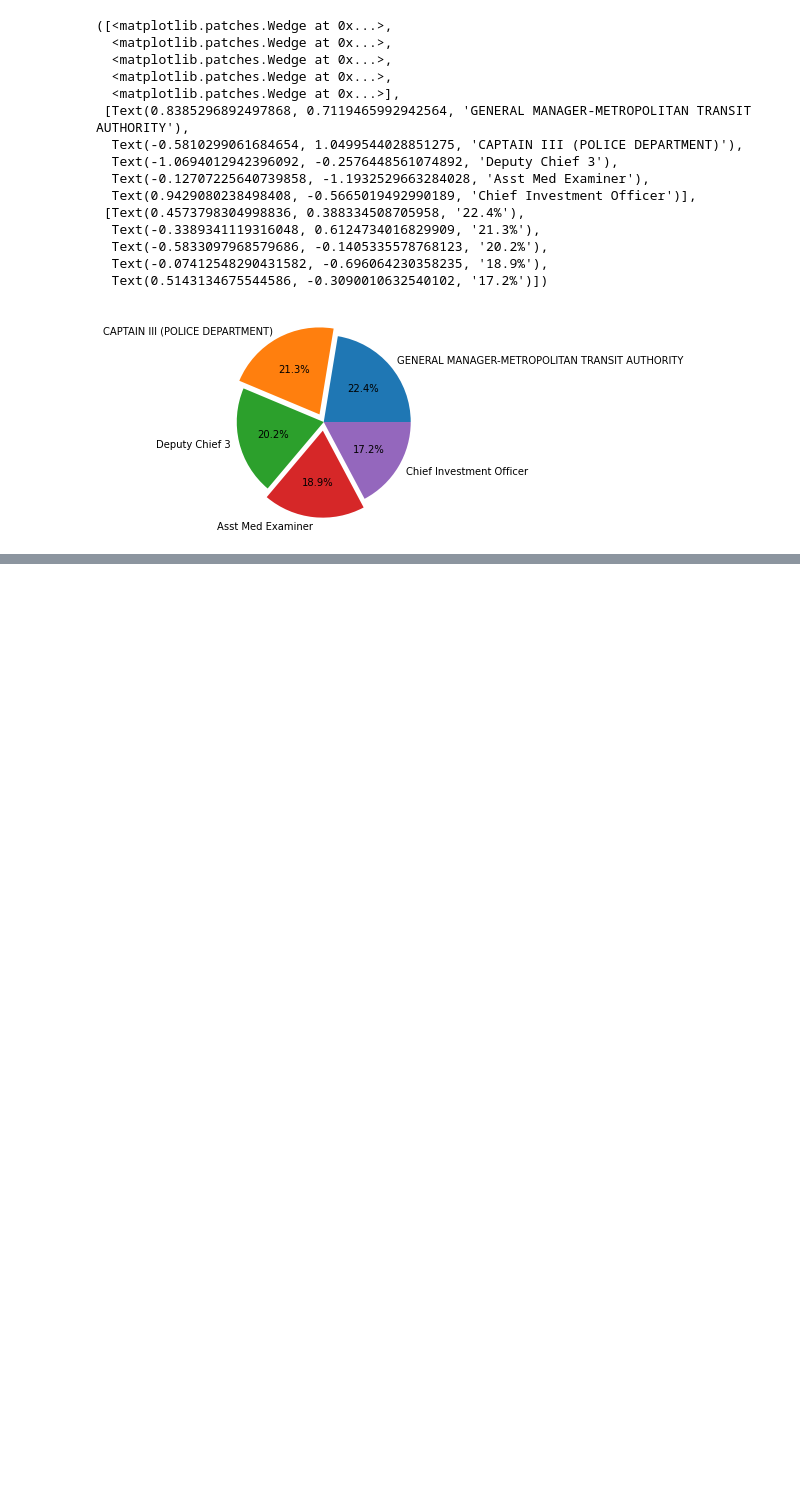
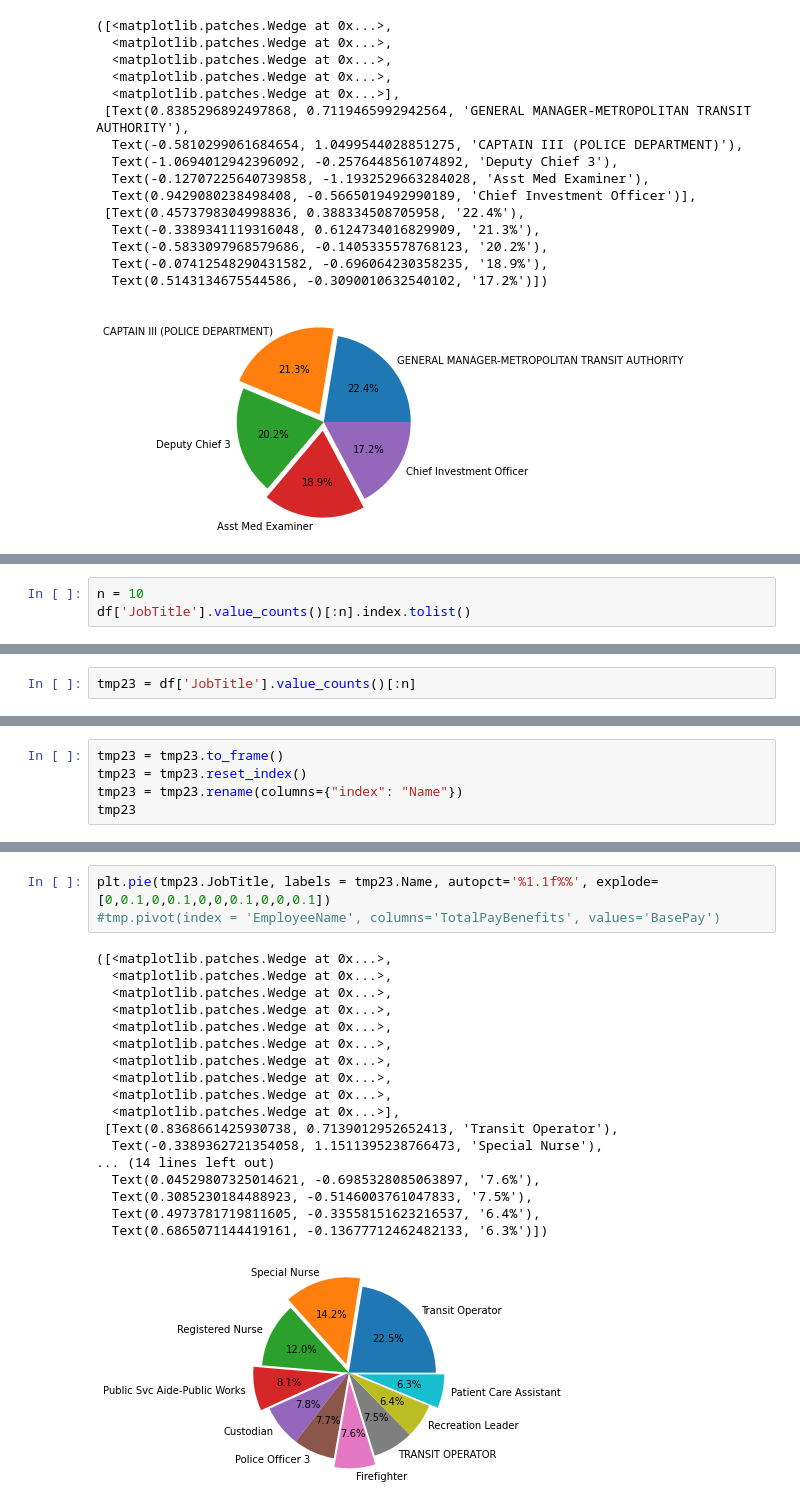
Before and after one commit to SaltyKNIGHT/portfolio-eda-python-san-fransisco-salaries, a Jupyter notebook: sf-salaries.ipynb, the cells around one changed output, grey strips where cells are left out. Saved outputs shown, nothing was run; the diff lists cells and outputs as text; blank space fills up the shorter version.

```diff
--- a/sf-salaries.ipynb
+++ b/sf-salaries.ipynb
@@ -354,0 +366,3 @@ plt.pie(tmp.TotalPayBenefits, labels = tmp.JobTitle, autopct='%1.1f%%', explode=
+# %%
+n = 10
+df['JobTitle'].value_counts()[:n].index.tolist()
@@ -354,0 +380,2 @@ plt.pie(tmp.TotalPayBenefits, labels = tmp.JobTitle, autopct='%1.1f%%', explode=
+# %%
+tmp23 = df['JobTitle'].value_counts()[:n]
@@ -354,0 +384,5 @@ plt.pie(tmp.TotalPayBenefits, labels = tmp.JobTitle, autopct='%1.1f%%', explode=
+# %%
+tmp23 = tmp23.to_frame()
+tmp23 = tmp23.reset_index()
+tmp23 = tmp23.rename(columns={"index": "Name"})
+tmp23
@@ -354,0 +401,22 @@ plt.pie(tmp.TotalPayBenefits, labels = tmp.JobTitle, autopct='%1.1f%%', explode=
+# %%
+plt.pie(tmp23.JobTitle, labels = tmp23.Name, autopct='%1.1f%%', explode=[0,0.1,0,0.1,0,0,0.1,0,0,0.1])
+#tmp.pivot(index = 'EmployeeName', columns='TotalPayBenefits', values='BasePay')
+# %% [output]
+([<matplotlib.patches.Wedge at 0x...>,
+  <matplotlib.patches.Wedge at 0x...>,
+  <matplotlib.patches.Wedge at 0x...>,
+  <matplotlib.patches.Wedge at 0x...>,
+  <matplotlib.patches.Wedge at 0x...>,
+  <matplotlib.patches.Wedge at 0x...>,
+  <matplotlib.patches.Wedge at 0x...>,
+  <matplotlib.patches.Wedge at 0x...>,
+  <matplotlib.patches.Wedge at 0x...>,
+  <matplotlib.patches.Wedge at 0x...>],
+ [Text(0.8368661425930738, 0.7139012952652413, 'Transit Operator'),
+  Text(-0.3389362721354058, 1.1511395238766473, 'Special Nurse'),
+... (14 lines left out)
+  Text(0.04529807325014621, -0.6985328085063897, '7.6%'),
+  Text(0.3085230184488923, -0.5146003761047833, '7.5%'),
+  Text(0.4973781719811605, -0.33558151623216537, '6.4%'),
+  Text(0.6865071144419161, -0.13677712462482133, '6.3%')])
+[figure, added]
```
Also changed, not shown: parts of 7 cells of this notebook.
